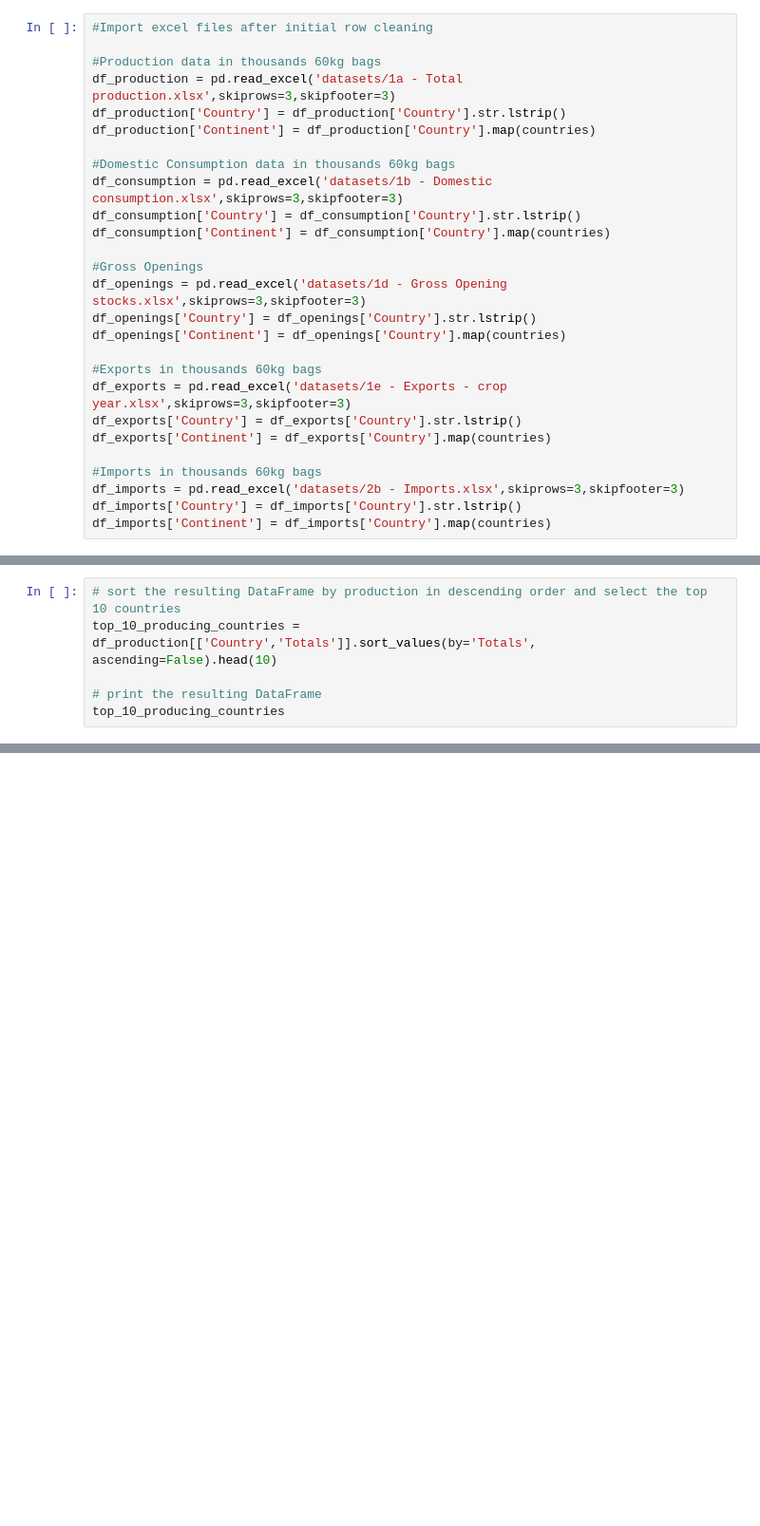
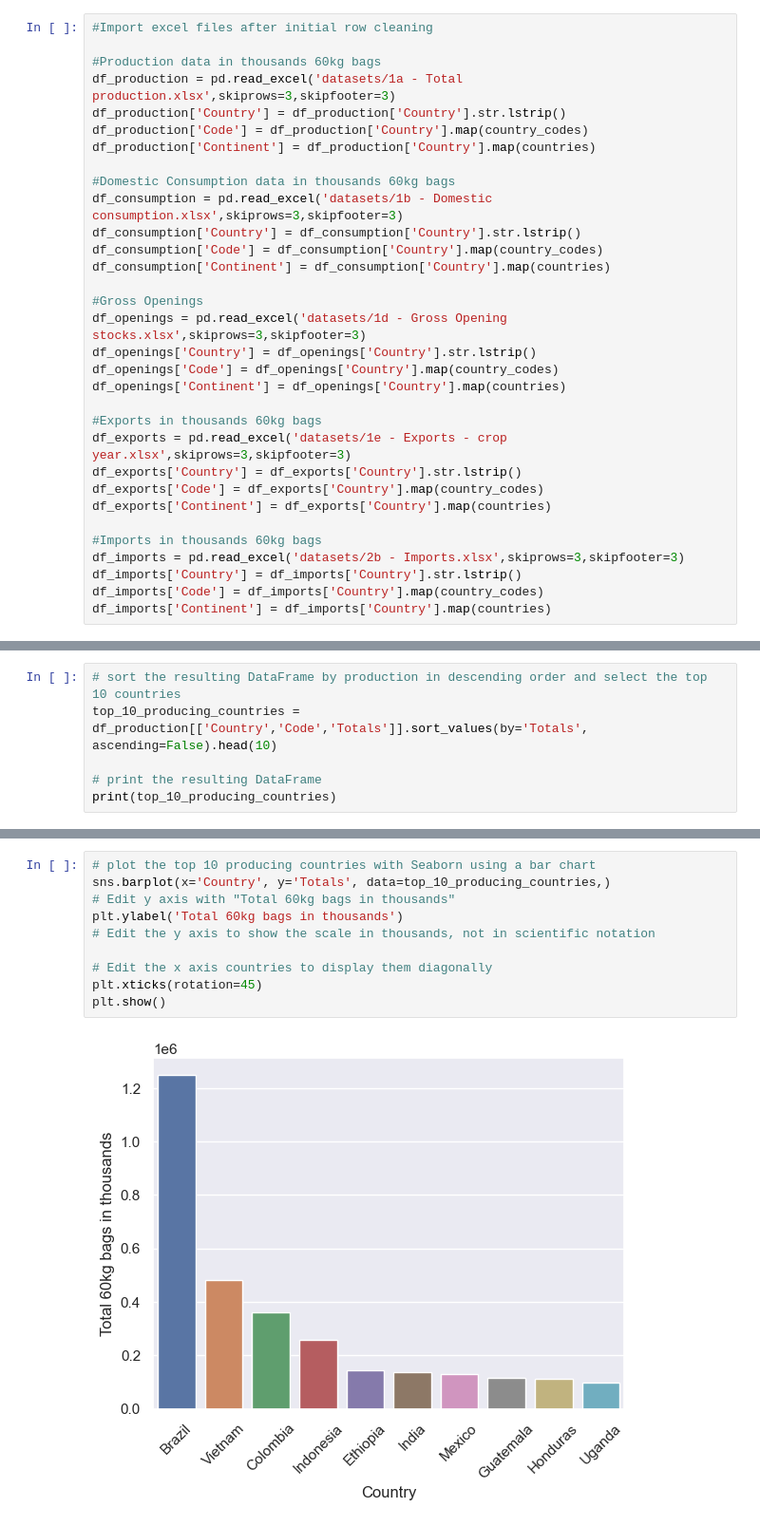
Before and after one commit to jjcastillot/Coffee_production_consumption, a Jupyter notebook: coffee_data_analysis.ipynb, the cells around one changed output, grey strips where cells are left out. Shown at 95% size. Drawn from its saved outputs; the diff is of its cells as text; blank space fills up the shorter version.

```diff
--- a/coffee_data_analysis.ipynb
+++ b/coffee_data_analysis.ipynb
@@ -14,24 +15,29 @@ from countries_dataset import countries
 #Production data in thousands 60kg bags
 df_production = pd.read_excel('datasets/1a - Total production.xlsx',skiprows=3,skipfooter=3)
 df_production['Country'] = df_production['Country'].str.lstrip()
+df_production['Code'] = df_production['Country'].map(country_codes)
 df_production['Continent'] = df_production['Country'].map(countries)
 
 #Domestic Consumption data in thousands 60kg bags
 df_consumption = pd.read_excel('datasets/1b - Domestic consumption.xlsx',skiprows=3,skipfooter=3)
 df_consumption['Country'] = df_consumption['Country'].str.lstrip()
+df_consumption['Code'] = df_consumption['Country'].map(country_codes)
 df_consumption['Continent'] = df_consumption['Country'].map(countries)
 
 #Gross Openings
 df_openings = pd.read_excel('datasets/1d - Gross Opening stocks.xlsx',skiprows=3,skipfooter=3)
 df_openings['Country'] = df_openings['Country'].str.lstrip()
+df_openings['Code'] = df_openings['Country'].map(country_codes)
 df_openings['Continent'] = df_openings['Country'].map(countries)
 
 #Exports in thousands 60kg bags
 df_exports = pd.read_excel('datasets/1e - Exports - crop year.xlsx',skiprows=3,skipfooter=3)
 df_exports['Country'] = df_exports['Country'].str.lstrip()
+df_exports['Code'] = df_exports['Country'].map(country_codes)
 df_exports['Continent'] = df_exports['Country'].map(countries)
 
 #Imports in thousands 60kg bags
 df_imports = pd.read_excel('datasets/2b - Imports.xlsx',skiprows=3,skipfooter=3)
 df_imports['Country'] = df_imports['Country'].str.lstrip()
+df_imports['Code'] = df_imports['Country'].map(country_codes)
 df_imports['Continent'] = df_imports['Country'].map(countries)
@@ -48,7 +49,7 @@ Index(['Country', 'Group', '1990/91', '1991/92', '1992/93', '1993/94',
 # %%
 # sort the resulting DataFrame by production in descending order and select the top 10 countries
-top_10_producing_countries = df_production[['Country','Totals']].sort_values(by='Totals', ascending=False).head(10)
+top_10_producing_countries = df_production[['Country','Code','Totals']].sort_values(by='Totals', ascending=False).head(10)
 
 # print the resulting DataFrame
-top_10_producing_countries
+print(top_10_producing_countries)
 # %% [output]
@@ -65,0 +67,12 @@ top_10_producing_countries
+# %%
+# plot the top 10 producing countries with Seaborn using a bar chart
+sns.barplot(x='Country', y='Totals', data=top_10_producing_countries,)
+# Edit y axis with "Total 60kg bags in thousands"
+plt.ylabel('Total 60kg bags in thousands')
+# Edit the y axis to show the scale in thousands, not in scientific notation
+
+# Edit the x axis countries to display them diagonally
+plt.xticks(rotation=45)
+plt.show()
+# %% [output]
+[figure, added]
```
Also changed, not shown: parts of 5 cells of this notebook, 6 other files.
